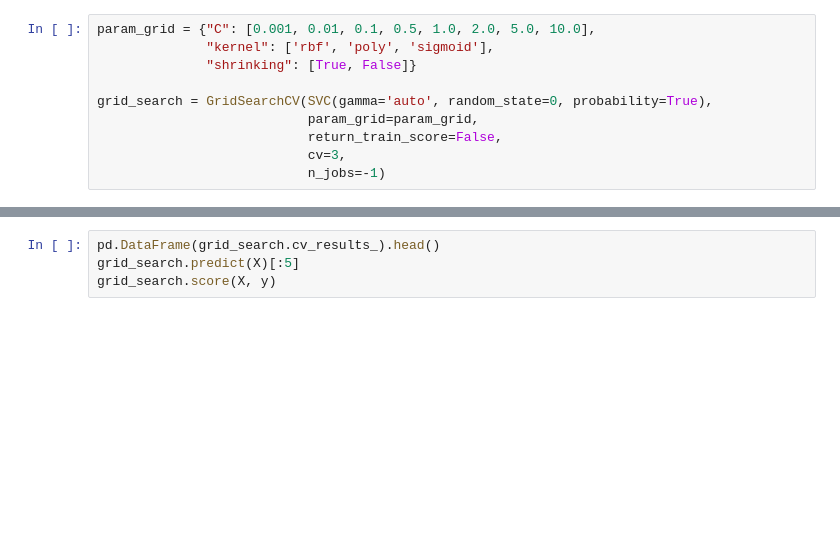
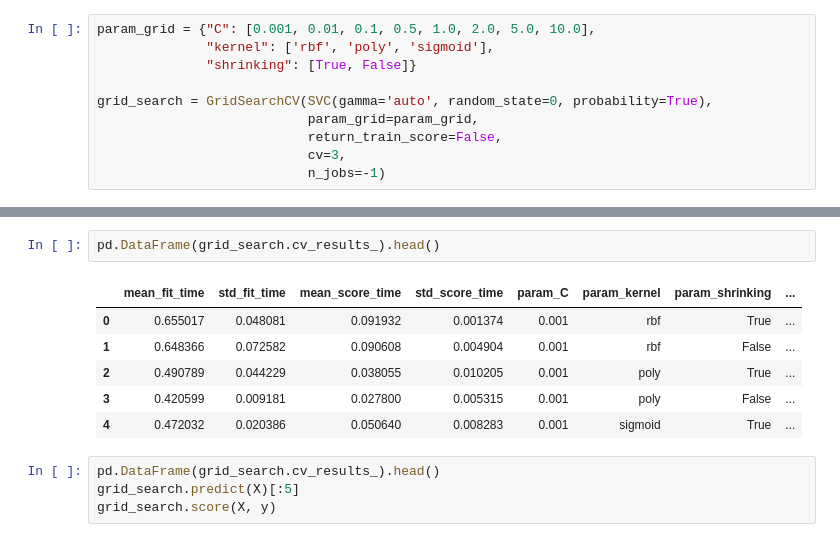
Before and after one commit to herbert0419/Hands-on, a Jupyter notebook: Incremental Prediction/Clustering_using_Dask.ipynb, the cells around one changed output, grey strips where cells are left out. Cells and saved outputs as stored; diff of their text form; blank space fills up the shorter version.

```diff
--- a/Incremental Prediction/Clustering_using_Dask.ipynb
+++ b/Incremental Prediction/Clustering_using_Dask.ipynb
@@ -111,3 +118,12 @@ with joblib.parallel_backend('dask'):
+# %%
+pd.DataFrame(grid_search.cv_results_).head()
+# %% [output]
+|  | mean_fit_time | std_fit_time | mean_score_time | std_score_time | param_C | param_kernel | param_shrinking | ... |
+| 0 | 0.655017 | 0.048081 | 0.091932 | 0.001374 | 0.001 | rbf | True | ... |
+| 1 | 0.648366 | 0.072582 | 0.090608 | 0.004904 | 0.001 | rbf | False | ... |
+| 2 | 0.490789 | 0.044229 | 0.038055 | 0.010205 | 0.001 | poly | True | ... |
+| 3 | 0.420599 | 0.009181 | 0.027800 | 0.005315 | 0.001 | poly | False | ... |
+| 4 | 0.472032 | 0.020386 | 0.050640 | 0.008283 | 0.001 | sigmoid | True | ... |
 # %%
 pd.DataFrame(grid_search.cv_results_).head()
 grid_search.predict(X)[:5]
```
Also changed, not shown: parts of 12 cells of this notebook.
